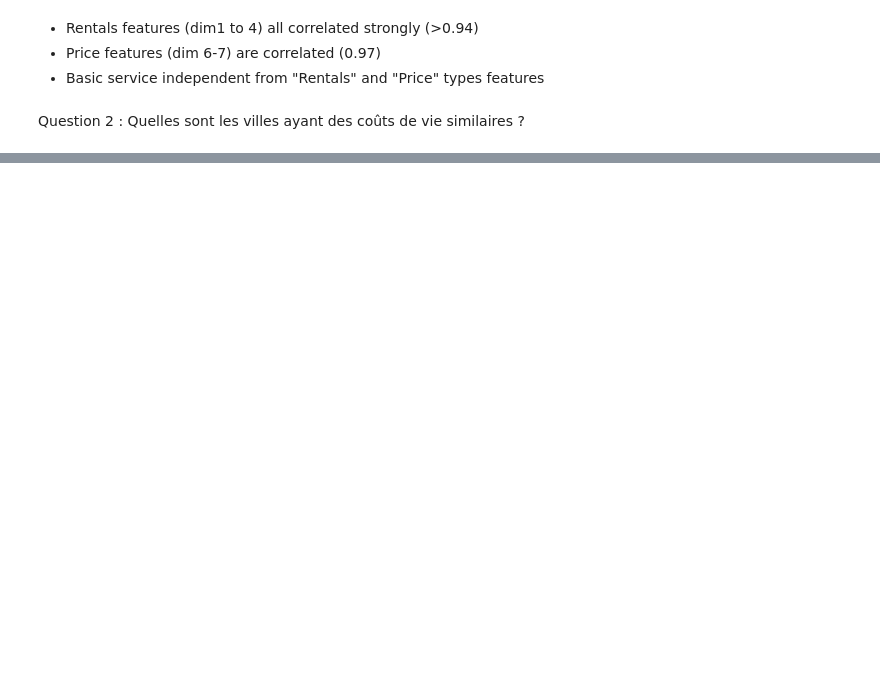
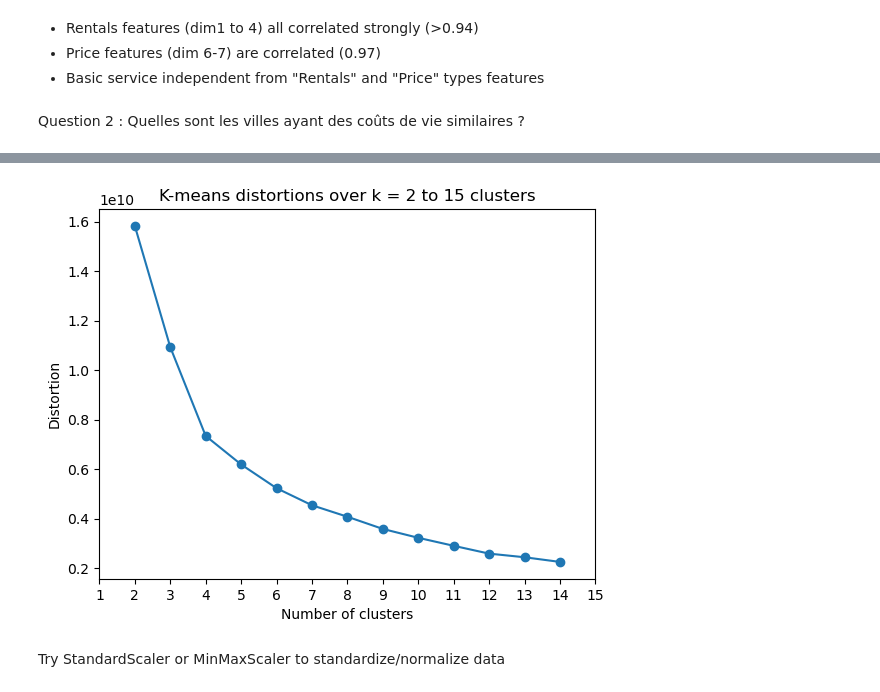
Before and after one commit to simlal/data-mining-assignments_bin710, a Jupyter notebook: td1/td1.ipynb, the cells around one changed output, grey strips where cells are left out. Cells and saved outputs as stored; diff of their text form; code cells hidden in the pictures; blank space fills up the shorter version.

Commit message:
Add elbow method

```diff
--- a/td1/td1.ipynb
+++ b/td1/td1.ipynb
@@ -144,0 +214,28 @@ Question 2 : Quelles sont les villes ayant des coûts de vie similaires ?
+# %%
+from sklearn.cluster import KMeans
+
+X = df_cl
+# %%
+def elbow_method(train_X, min_clusters, max_clusters):
+    # Kmeans for each min/max clusters
+    distortions = []
+    for i in range(min_clusters, max_clusters):
+        km = KMeans(n_clusters=i).fit(train_X)
+        distortions.append(km.inertia_)
+    # Plot distortions
+    fig = plt.figure()
+
+    plt.plot(range(min_clusters,len(distortions)+min_clusters), distortions, marker="o")
+    plt.title(f"K-means distortions over k = {min_clusters} to {max_clusters} clusters")
+    plt.xlabel("Number of clusters")
+    plt.xticks(range(min_clusters-1, max_clusters+1))
+    plt.ylabel("Distortion")
+    plt.show()
+
+    return distortions
+# %%
+distos = elbow_method(X, 2, 15)
+# %% [output]
+[figure, added]
+# %% [markdown]
+Try StandardScaler or MinMaxScaler to standardize/normalize data
```
Also changed, not shown: parts of 7 cells of this notebook.
